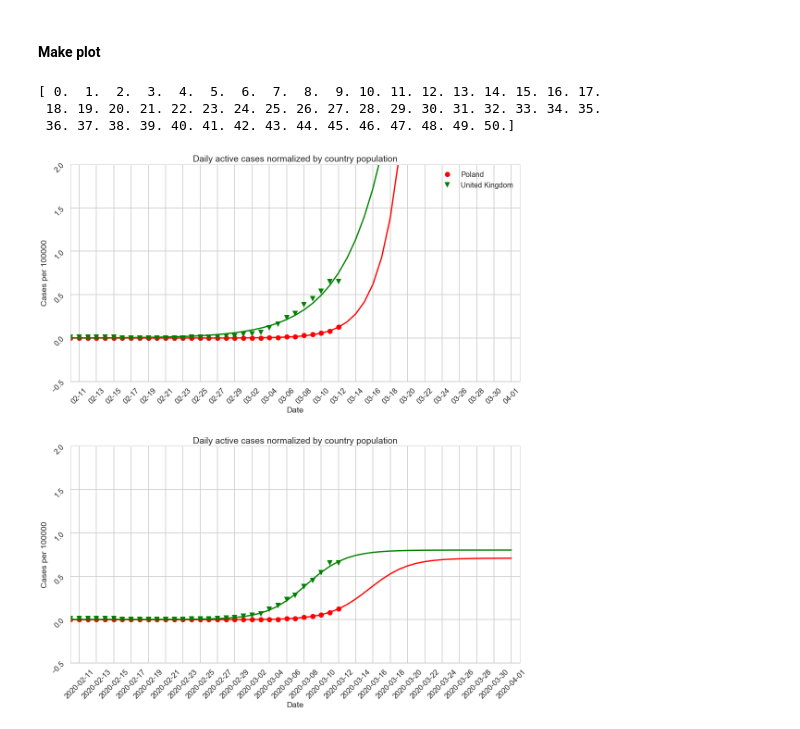
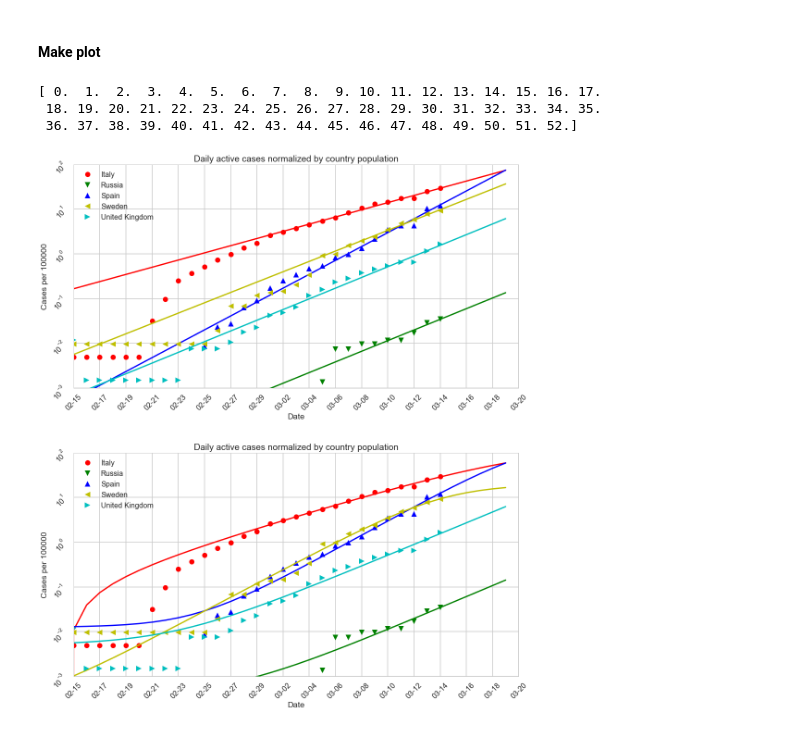
Before and after one commit to maciejj/corona_plot, a Jupyter notebook: predictions_active_cases_by_population.ipynb, the cells around one changed output. Saved outputs shown, nothing was run; the diff lists cells and outputs as text; code cells hidden in the pictures.

```diff
--- a/predictions_active_cases_by_population.ipynb
+++ b/predictions_active_cases_by_population.ipynb
@@ -117,7 +135,13 @@ def sigmoid(x, L , k, b, x0):
 # %%
 #countries_to_plot="Germany;France;Poland;Italy;Korea, South;China;United Kingdom".split(";")
 #countries_to_plot="Italy;Germany;Poland;Spain;Greece;United Kingdom".split(";")
-countries_to_plot="Poland;United Kingdom".split(";")
+#countries_to_plot="Poland;United Kingdom".split(";")
+#countries_to_plot="Italy;Germany;Poland;Spain;Greece;United Kingdom".split(";")
+#countries_to_plot="Poland;Spain;Germany".split(";")
+
+#countries_to_plot=['Poland','Bosnia and Herzegovina', 'Hungary', 'Slovenia', 'South Africa', 'Tunisia']
+
+countries_to_plot=['Italy', 'Russia', 'Spain', 'Sweden', 'United Kingdom']
 # %% [markdown]
 #### Make plot
 # %%
@@ -127,7 +151,7 @@ dates_num = mdates.date2num(dates)
 dates_start = np.min(dates_num)
 dates_num = dates_num - dates_start
 
-days_to_extrapolate=20
+days_to_extrapolate=5
 dates_num_extrapolate = np.arange(0,len(dates_num)+days_to_extrapolate,1)
 
 print(dates_num)
@@ -140,7 +164,7 @@ for country in countries_to_plot:
     countries.append((data[country].values/countries_populations[country])*per_num)
     #fit
     popt, pcov = curve_fit(exponent, dates_num, ((data[country].values/countries_populations[country])*per_num), )
-    sig_popt, sig_pcov = curve_fit(sigmoid, dates_num, ((data[country].values/countries_populations[country])*per_num), p0=[(np.max(data[country].values)/countries_populations[country]*per_num),1,1,1])
+    sig_popt, sig_pcov = curve_fit(sigmoid, dates_num, ((data[country].values/countries_populations[country])*per_num), p0=[((np.max(data[country].values)/countries_populations[country])*per_num),1,1,1], maxfev=10000)
     fits.append(exponent(dates_num_extrapolate, *popt))
     sig_fits.append(sigmoid(dates_num_extrapolate, *sig_popt))
 
@@ -165,37 +189,39 @@ ax.set(xlabel="Date",
 #Sigmoidal fits
 marker = itertools.cycle(('o', 'v', '^', '<', '>', 's', 'p', 'P'))
 color = itertools.cycle(('r', 'g', 'b', 'y','c','m','k'))
 ## Add x-axis and y-axis
 for country, fit, country_name in zip(countries, sig_fits, countries_to_plot):
     col=next(color)
     ax2.plot(dates, country, marker=next(marker), linestyle='', label=country_name, color=col)
     ax2.plot(mdates.num2date(dates_num_extrapolate+dates_start), fit, color=col)
 
 ## Set title and labels for axes
 ax2.set(xlabel="Date",
        ylabel="Cases per "+str(per_num),
        title="Daily active cases normalized by country population")
 
 ## Define the date format
 for axis in [ax,ax2]:
     tick_spacing=2
     axis.xaxis.set_major_locator(ticker.MultipleLocator(tick_spacing))
     axis.tick_params(labelrotation=45)
 
 
     date_form = DateFormatter("%m-%d")
-    ax.xaxis.set_major_formatter(date_form)
+    axis.xaxis.set_major_formatter(date_form)
     ## axes limits
-    axis.set_xlim([datetime.date(2020, 2, 10), datetime.date.today() + datetime.timedelta(days=days_to_extrapolate)])# datetime.date(2020, 3, 15)])
-    axis.set_ylim([-0.5,2])
+    axis.set_xlim([datetime.date(2020, 2, 15), datetime.date.today() + datetime.timedelta(days=days_to_extrapolate)])# datetime.date(2020, 3, 15)])
+    axis.set_ylim([0.001,100])
 
-    #axis.set_yscale("log")
+    axis.set_yscale("log")
+    axis.legend()
+
+
 
 fig.tight_layout(pad=5.0)
-ax.legend()
 plt.show()
 # %% [output]
 [ 0.  1.  2.  3.  4.  5.  6.  7.  8.  9. 10. 11. 12. 13. 14. 15. 16. 17.
  18. 19. 20. 21. 22. 23. 24. 25. 26. 27. 28. 29. 30. 31. 32. 33. 34. 35.
- 36. 37. 38. 39. 40. 41. 42. 43. 44. 45. 46. 47. 48. 49. 50.]
+ 36. 37. 38. 39. 40. 41. 42. 43. 44. 45. 46. 47. 48. 49. 50. 51. 52.]
-[figure, old version]
+[figure, new version]
```
Also changed, not shown: parts of 1 cell of this notebook, 4 other files.
